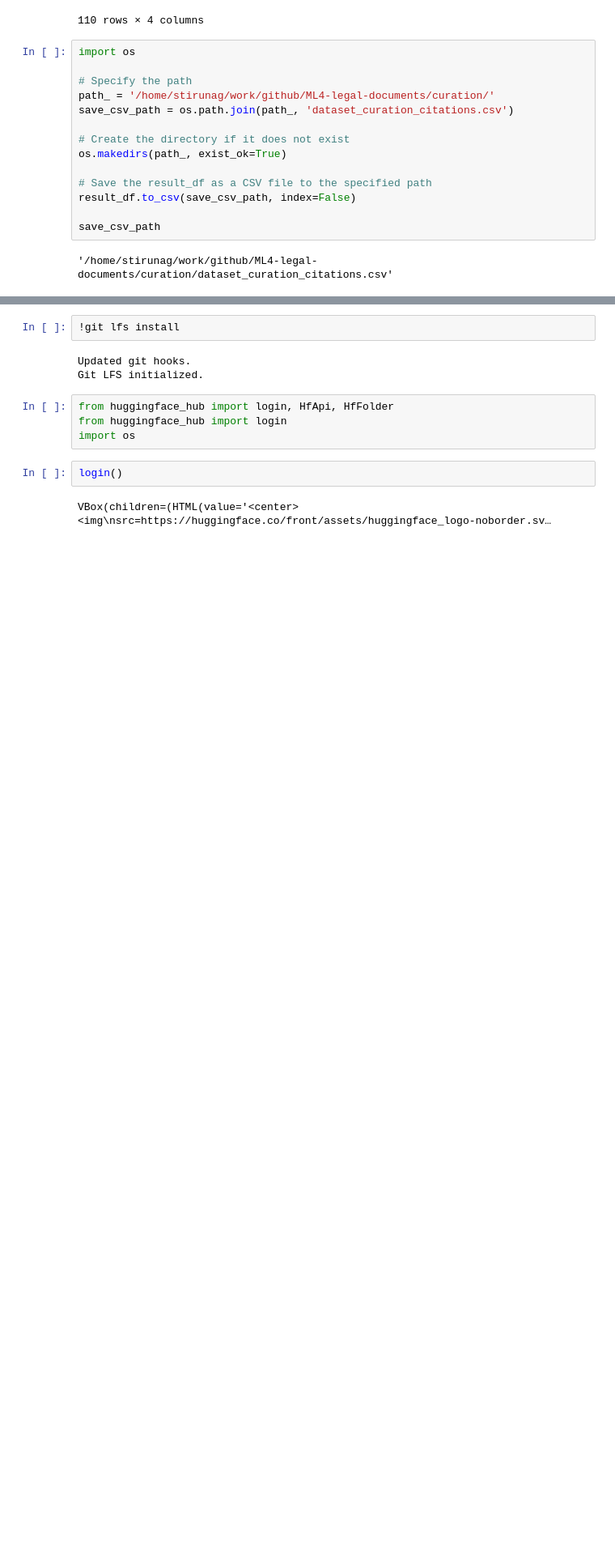
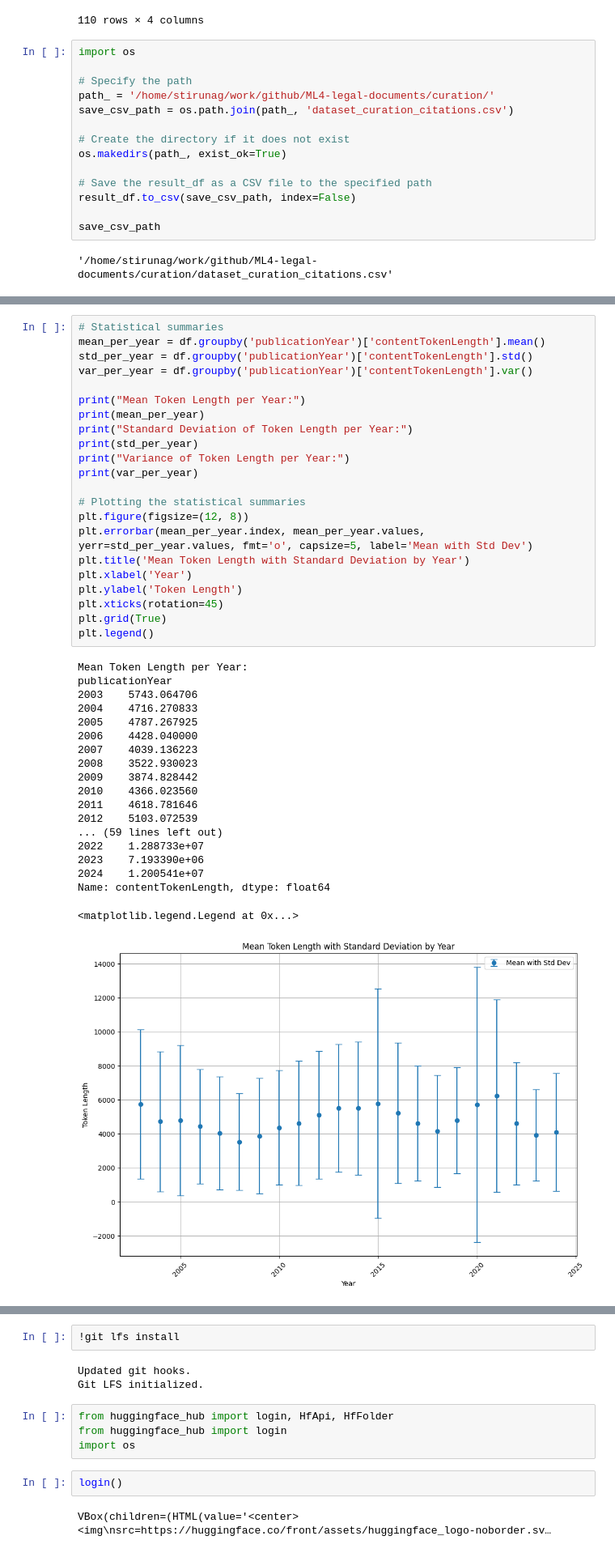
Before and after one commit to tsantosh7/JuDDGES, a Jupyter notebook: nbs/Data/england-wales/03_Sample_data_for_curation.ipynb, the cells around one changed output, grey strips where cells are left out. Shown at 81% size. Saved outputs shown, nothing was run; the diff lists cells and outputs as text; blank space fills up the shorter version.

```diff
--- a/nbs/Data/england-wales/03_Sample_data_for_curation.ipynb
+++ b/nbs/Data/england-wales/03_Sample_data_for_curation.ipynb
@@ -215,0 +328,42 @@ save_csv_path
+# %%
+# Statistical summaries
+mean_per_year = df.groupby('publicationYear')['contentTokenLength'].mean()
+std_per_year = df.groupby('publicationYear')['contentTokenLength'].std()
+var_per_year = df.groupby('publicationYear')['contentTokenLength'].var()
+
+print("Mean Token Length per Year:")
+print(mean_per_year)
+print("Standard Deviation of Token Length per Year:")
+print(std_per_year)
+print("Variance of Token Length per Year:")
+print(var_per_year)
+
+# Plotting the statistical summaries
+plt.figure(figsize=(12, 8))
+plt.errorbar(mean_per_year.index, mean_per_year.values, yerr=std_per_year.values, fmt='o', capsize=5, label='Mean with Std Dev')
+plt.title('Mean Token Length with Standard Deviation by Year')
+plt.xlabel('Year')
+plt.ylabel('Token Length')
+plt.xticks(rotation=45)
+plt.grid(True)
+plt.legend()
+# %% [output]
+Mean Token Length per Year:
+publicationYear
+2003    5743.064706
+2004    4716.270833
+2005    4787.267925
+2006    4428.040000
+2007    4039.136223
+2008    3522.930023
+2009    3874.828442
+2010    4366.023560
+2011    4618.781646
+2012    5103.072539
+... (59 lines left out)
+2022    1.288733e+07
+2023    7.193390e+06
+2024    1.200541e+07
+Name: contentTokenLength, dtype: float64
+<matplotlib.legend.Legend at 0x...>
+[figure, added]
```
Also changed, not shown: parts of 6 cells of this notebook, 31 other files.
